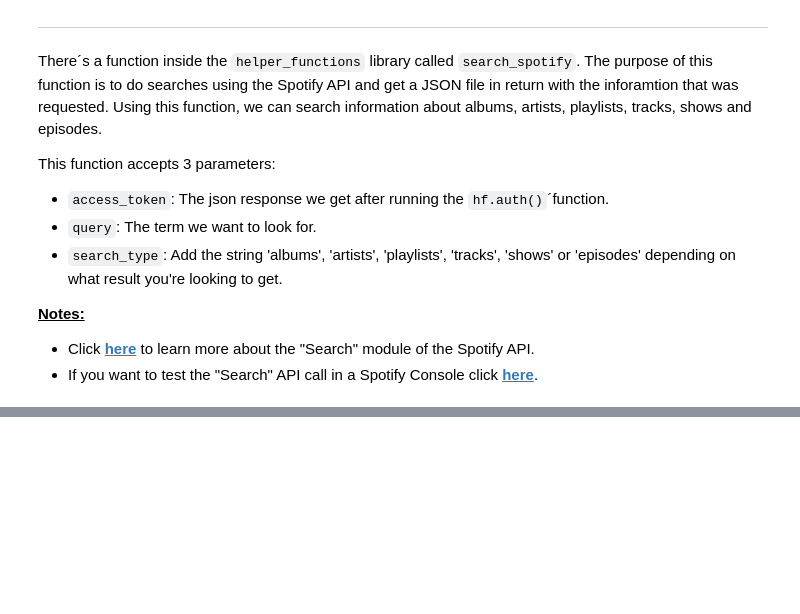
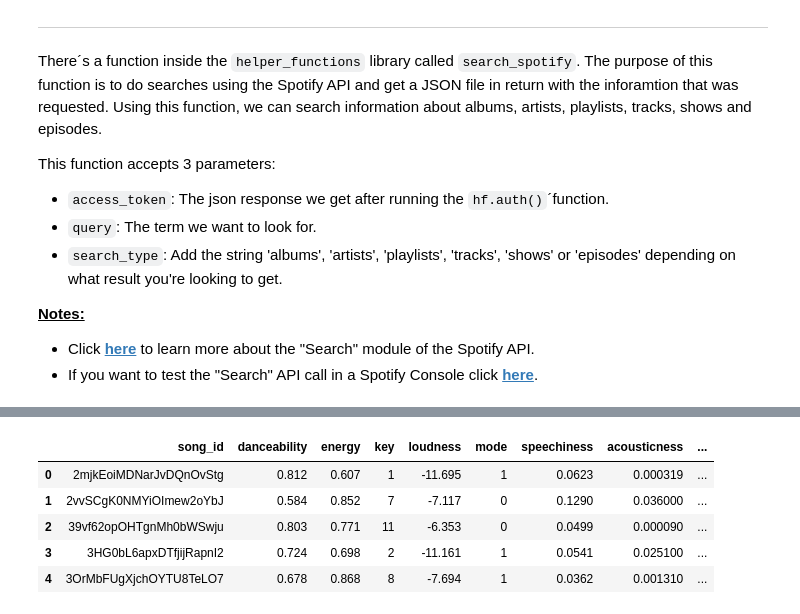
Before and after one commit to germarr/spotify-trends-analysis, a Jupyter notebook: spotify_analysis.ipynb, the cells around one changed output, grey strips where cells are left out. Saved outputs shown, nothing was run; the diff lists cells and outputs as text; code cells hidden in the pictures; blank space fills up the shorter version.

```diff
--- a/spotify_analysis.ipynb
+++ b/spotify_analysis.ipynb
@@ -148,0 +269,3 @@ hf.all_artists_songs(at=access_token, albums_of_artist=albums_list)
+# %%
+play_list_json_V2, empty_list_one_V2= hf.playlist_data(at=access_token, playlist_id="37i9dQZF1DWWZJHBoz7SEG")
+empty_list_one_V2.head()
@@ -148,0 +291,3 @@ hf.all_artists_songs(at=access_token, albums_of_artist=albums_list)
+# %%
+top_playlists_per_country = hf.top_playlists(country= ["CA","GB"], at=access_token)
+top_playlists_per_country.iloc[[8,9,10,11],:]
@@ -148,0 +304,23 @@ hf.all_artists_songs(at=access_token, albums_of_artist=albums_list)
+# %%
+def get_songs_from_recommended_playlists(playlists):
+
+    # Getting the playlists id's from the "top_playlists()" function
+    playlists_ids= playlists.playlist_id.tolist()
+    count_playlists_ids= range(len(playlists_ids))
+    df_countries= playlists[["playlist_id","country"]]
+
+    # Getting all the songs from the playlists ids
+    empty_list_one=[]
+
+    for ids_of_songs in count_playlists_ids:
+        play_list_json_V2, songs_from_playlist= hf.playlist_data(at=access_token, playlist_id=f"{playlists_ids[ids_of_songs]}")
+        empty_list_one.append(songs_from_playlist)
+
+    df_songs_many_features = pd.concat(empty_list_one).merge(df_countries, on="playlist_id", how="inner").drop_duplicates(subset="song_id")
+    list_df_songs_many_features = df_songs_many_features.song_id.tolist()
+
+    return list_df_songs_many_features, df_songs_many_features
+
+list_df_songs_many_features, df_songs_many_features = get_songs_from_recommended_playlists(playlists=top_playlists_per_country)
+
+df_songs_many_features.head()
@@ -148,0 +339,2 @@ hf.all_artists_songs(at=access_token, albums_of_artist=albums_list)
+# %%
+song_features = hf.song_features(list_of_songs_ids=list_df_songs_many_features, at=access_token)
@@ -148,0 +358,9 @@ hf.all_artists_songs(at=access_token, albums_of_artist=albums_list)
+# %%
+song_features.head()
+# %% [output]
+|  | song_id | danceability | energy | key | loudness | mode | speechiness | acousticness | ... |
+| 0 | 2mjkEoiMDNarJvDQnOvStg | 0.812 | 0.607 | 1 | -11.695 | 1 | 0.0623 | 0.000319 | ... |
+| 1 | 2vvSCgK0NMYiOImew2oYbJ | 0.584 | 0.852 | 7 | -7.117 | 0 | 0.1290 | 0.036000 | ... |
+| 2 | 39vf62opOHTgnMh0bWSwju | 0.803 | 0.771 | 11 | -6.353 | 0 | 0.0499 | 0.000090 | ... |
+| 3 | 3HG0bL6apxDTfjijRapnI2 | 0.724 | 0.698 | 2 | -11.161 | 1 | 0.0541 | 0.025100 | ... |
+| 4 | 3OrMbFUgXjchOYTU8TeLO7 | 0.678 | 0.868 | 8 | -7.694 | 1 | 0.0362 | 0.001310 | ... |
```
Also changed, not shown: parts of 45 cells of this notebook.
